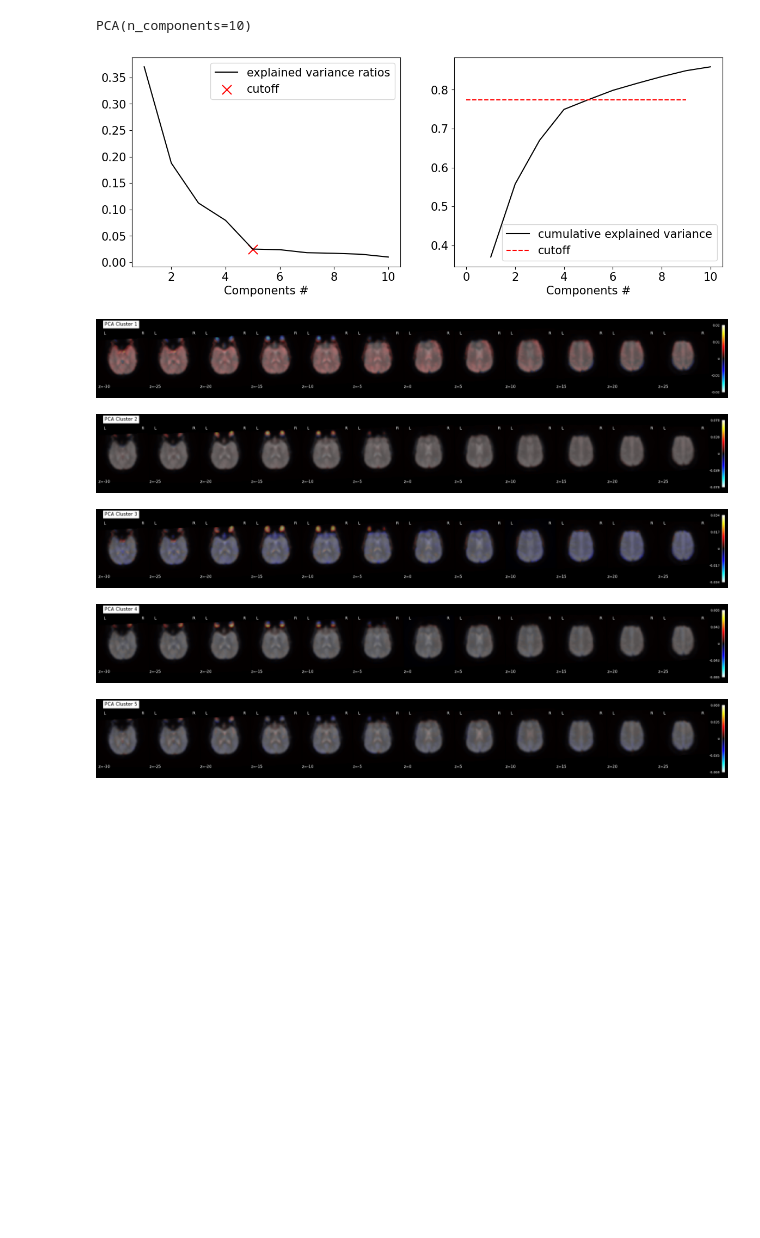
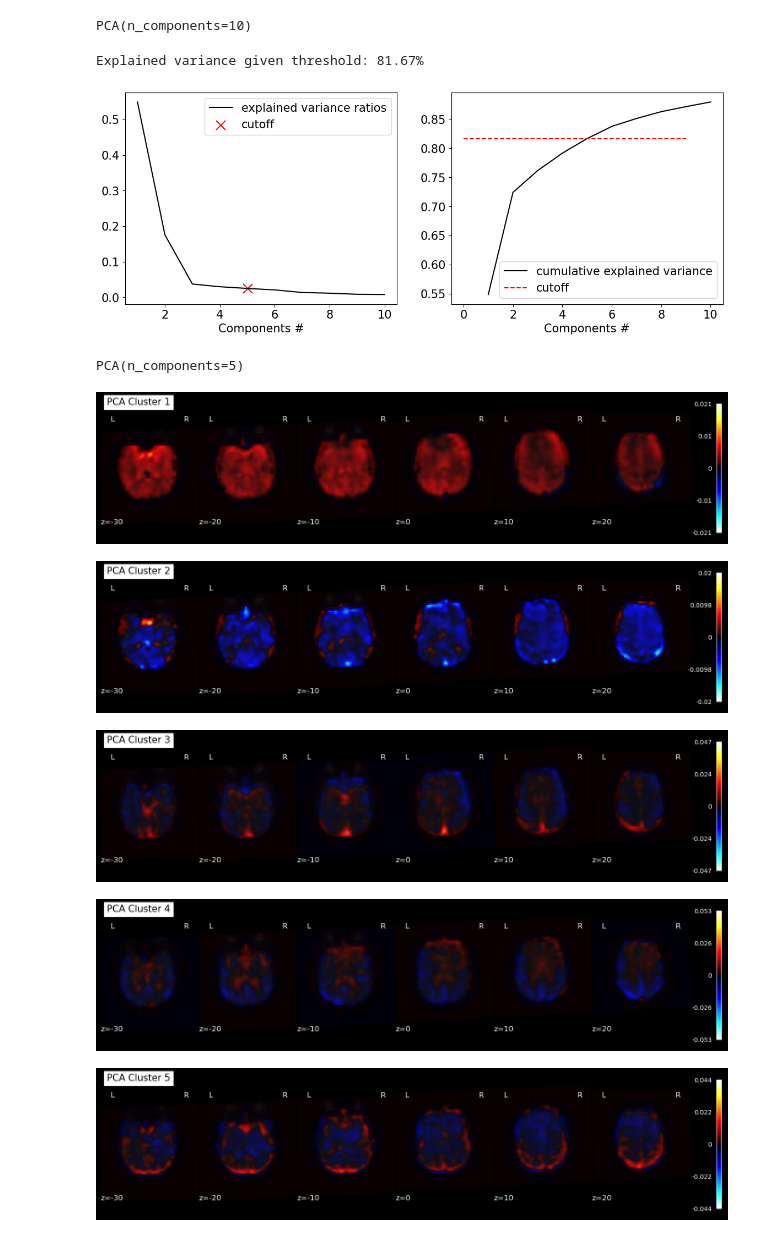
Before and after one commit to gdederichs/NSSP_project_1, a Jupyter notebook: pc_analysis.ipynb, the cells around one changed output. Saved outputs shown, nothing was run; the diff lists cells and outputs as text; code cells hidden in the pictures; blank space fills up the shorter version.

```diff
--- a/pc_analysis.ipynb
+++ b/pc_analysis.ipynb
@@ -39,6 +39,9 @@ data.shape
 # %%
 vol_shape =  data.shape[:3]
 n_vols = data.shape[-1]
+# %%
+data[23:37,49:67,0:10,:] = 0 # mask right eye eye_r_coords = [27:33,56:66,0:6]
+data[45:60,49:67,0:10,:] = 0 # mask left eye eye_l_coords = [49:56,56:66,0:6]
 # %%
 slice_non_background = data[:,:,:,0] > 0
 samples = data[slice_non_background,:].T
@@ -79,7 +82,7 @@ cumulative_ratios = np.cumsum(pca.explained_variance_ratio_)
 
 
 thresh_dict = dict(zip(np.arange(1, len(cumulative_ratios)+1), cumulative_ratios))
-thresh = 0.75
+thresh = 0.80
 idxs = [idx for idx, val in thresh_dict.items() if val > thresh]
 nb_clusters = idxs[0]
 
@@ -92,8 +95,16 @@ for k in range(2):
     ax[k].set_xlabel('Components #', size=15)
     ax[k].legend(prop={'size':15})
     ax[k].tick_params(axis='both', which='major', labelsize=15)
+
+print("Explained variance given threshold: {:.2%}".format(cumulative_ratios[nb_clusters-1]))
 # %% [output]
+Explained variance given threshold: 81.67%
-[figure, old version]
+[figure, new version]
+# %%
+pca = PCA(n_components=nb_clusters)
+pca.fit(X)
+# %% [output]
+PCA(n_components=5)
 # %%
 pca_dims = np.zeros((nb_clusters,
                      vol_shape[0],
@@ -104,26 +115,26 @@ pca_dims[:,slice_non_background] = pca.components_[:nb_clusters]
 # %%
 from nilearn.plotting import plot_stat_map
 from nilearn.image import mean_img
 mean_img_ = mean_img(img)
-to_show = [x for x in np.arange(-30,30,5)]
+to_show = [x for x in np.arange(-30,30,10)]
 
 for visual_idx in range(nb_clusters):
     plot_stat_map(nib.Nifti1Image(pca_dims[visual_idx], affine),
                   threshold=0,
                   display_mode='z',
                   cut_coords=to_show,
                   black_bg=True,
-                  alpha=0.3,
+                  alpha=0.9,
                   bg_img=mean_img_,
                   title=f'PCA Cluster {visual_idx+1}')
-
+    plt.savefig(op.join(save_results,f'pc{visual_idx+1}.png'))
     plt.show()
 # %% [output]
-[figure, old version]
+[figure, new version]
-[figure, old version]
+[figure, new version]
-[figure, old version]
+[figure, new version]
-[figure, old version]
+[figure, new version]
-[figure, old version]
+[figure, new version]
 # %%
 # from nilearn import datasets, image
 # from nilearn.image import resample_to_img
```
Also changed, not shown: parts of 2 cells of this notebook.
